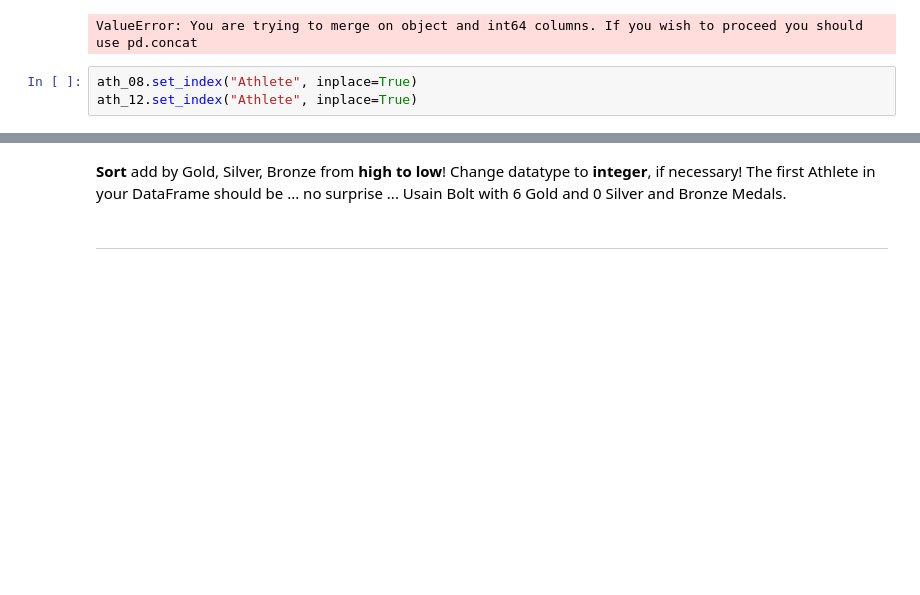
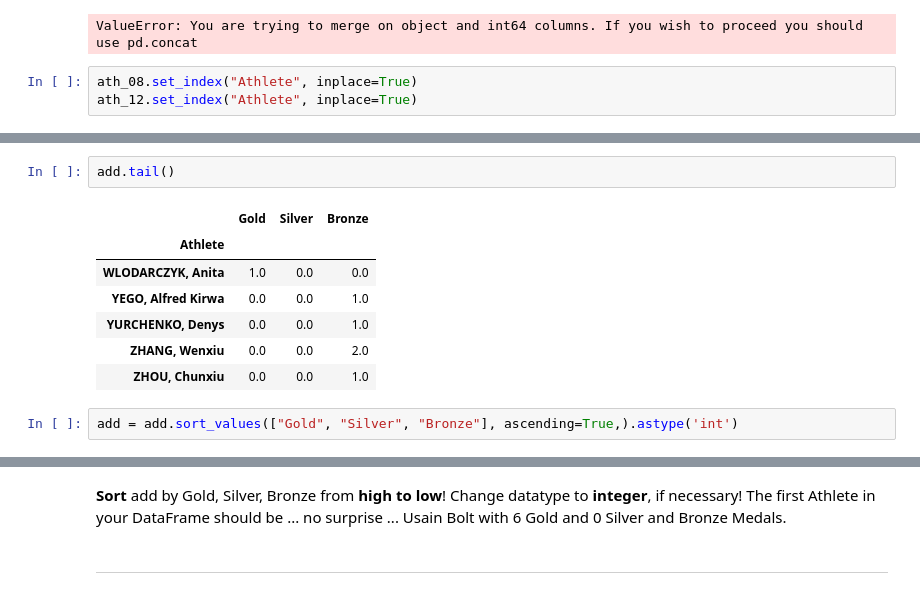
Before and after one commit to jho97/data-analyst-week-2, a Jupyter notebook: may_26/personal_work/Exercise_12.ipynb, the cells around one changed output, grey strips where cells are left out. Cells and saved outputs as stored; diff of their text form; blank space fills up the shorter version.

```diff
--- a/may_26/personal_work/Exercise_12.ipynb
+++ b/may_26/personal_work/Exercise_12.ipynb
@@ -290,0 +303,12 @@ For __all Athletes__ in the two DataFrames, __aggregate/add__ the total number o
+# %%
+add.tail()
+# %% [output]
+|  | Gold | Silver | Bronze |
+| Athlete |  |  |  |
+| WLODARCZYK, Anita | 1.0 | 0.0 | 0.0 |
+| YEGO, Alfred Kirwa | 0.0 | 0.0 | 1.0 |
+| YURCHENKO, Denys | 0.0 | 0.0 | 1.0 |
+| ZHANG, Wenxiu | 0.0 | 0.0 | 2.0 |
+| ZHOU, Chunxiu | 0.0 | 0.0 | 1.0 |
+# %%
+add = add.sort_values(["Gold", "Silver", "Bronze"], ascending=True,).astype('int')
```
Also changed, not shown: parts of 10 cells of this notebook.
